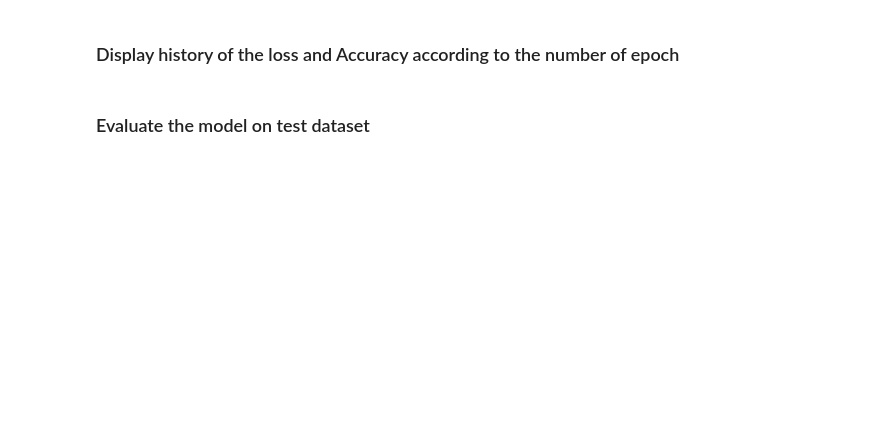
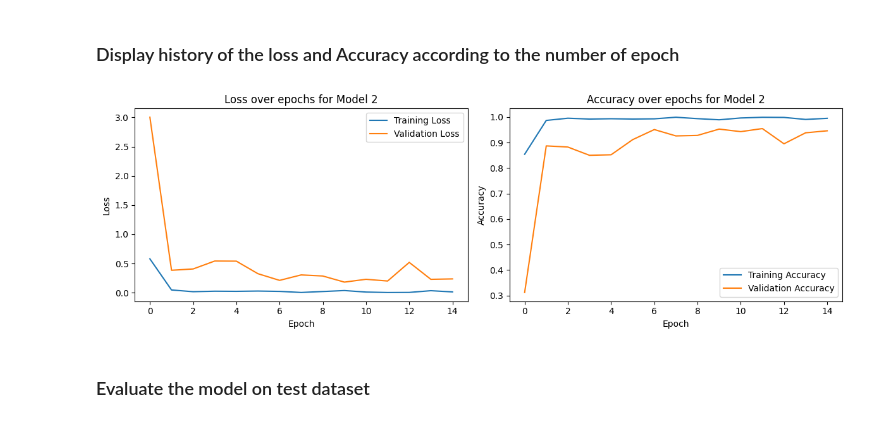
Before and after one commit to Thomasjrd26/IA3, a Jupyter notebook: TP/GTSRB_German_Traffic_Sign_Recognition_ETUD.ipynb, the cells around one changed output. Cells and saved outputs as stored; diff of their text form; code cells hidden in the pictures; blank space fills up the shorter version.

```diff
--- a/TP/GTSRB_German_Traffic_Sign_Recognition_ETUD.ipynb
+++ b/TP/GTSRB_German_Traffic_Sign_Recognition_ETUD.ipynb
@@ -508,3 +551,20 @@ model = keras.models.Sequential([
+# %%
+# Building the model
+model = keras.models.Sequential([
+    keras.layers.Conv2D(filters=16, kernel_size=(3,3), activation='relu', input_shape=(30,30,3)),
+    keras.layers.Conv2D(filters=32, kernel_size=(3,3), activation='relu'),
+    keras.layers.MaxPooling2D(pool_size=(2, 2)),
+    keras.layers.BatchNormalization(),
+    keras.layers.Conv2D(filters=64, kernel_size=(3,3), activation='relu'),
+    keras.layers.Conv2D(filters=128, kernel_size=(3,3), activation='relu'),
+    keras.layers.MaxPooling2D(pool_size=(2, 2)),
+    keras.layers.BatchNormalization(),
+    keras.layers.Flatten(),
+    keras.layers.Dense(512, activation='relu'),
+    keras.layers.BatchNormalization(),
+    keras.layers.Dropout(0.5),
+    keras.layers.Dense(43, activation='softmax')
+])
 # %%
 # !!!!! Noter l'augmentation du nombre de paramètres entrainables par rapport au model1...
 model.summary()
@@ -541,3 +640,25 @@ model2.save('model2.h5')  # always save your weights after training or during tr
+# %%
+plt.figure(figsize=(12, 4))
+plt.subplot(1, 2, 1)
+plt.plot(history2.history['loss'], label='Training Loss')
+plt.plot(history2.history['val_loss'], label='Validation Loss')
+plt.title('Loss over epochs for Model 2')
+plt.xlabel('Epoch')
+plt.ylabel('Loss')
+plt.legend()
+
+plt.subplot(1, 2, 2)
+plt.plot(history2.history['accuracy'], label='Training Accuracy')
+plt.plot(history2.history['val_accuracy'], label='Validation Accuracy')
+plt.title('Accuracy over epochs for Model 2')
+plt.xlabel('Epoch')
+plt.ylabel('Accuracy')
+plt.legend()
+
+plt.tight_layout()
+plt.show()
+# %% [output]
+[figure, added]
 # %% [markdown]
 ### Evaluate the model on test dataset
 # %%
```
Also changed, not shown: parts of 19 cells of this notebook.
